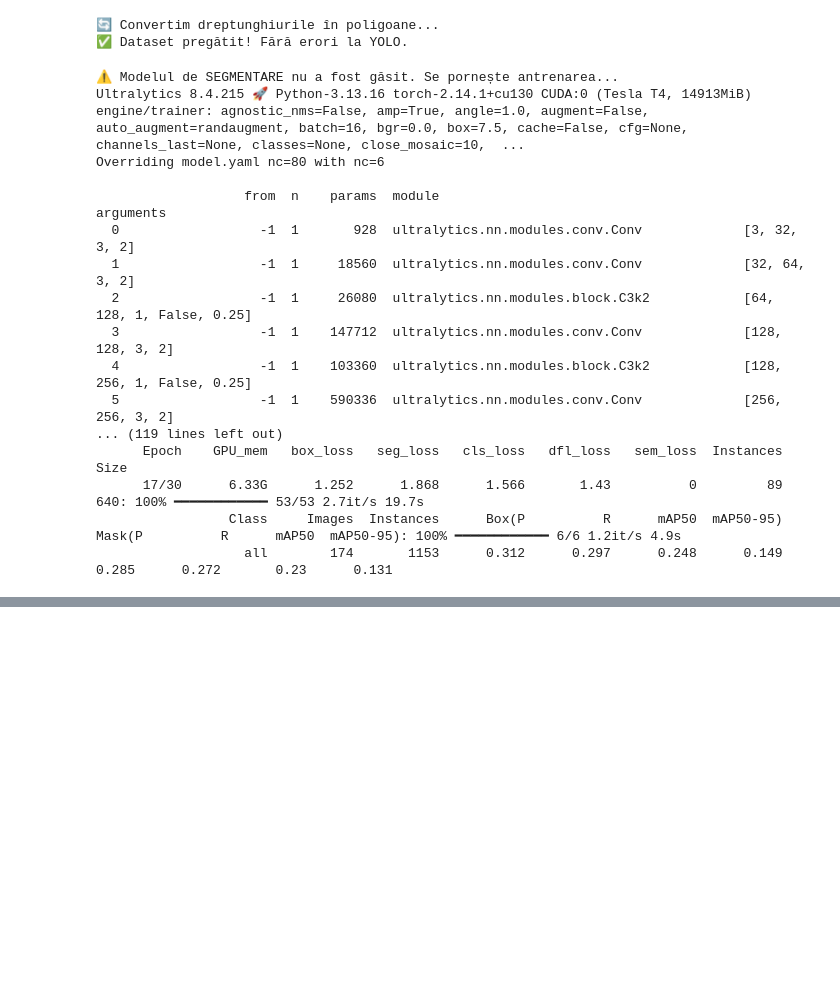
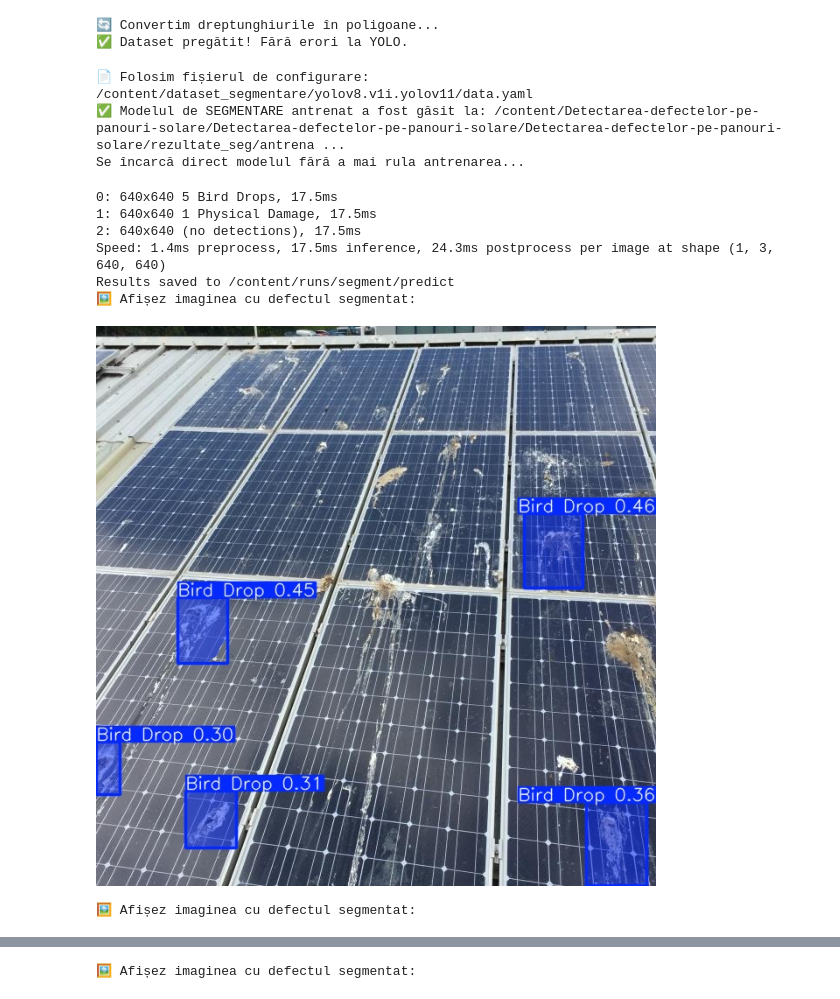
Before and after one commit to constantin-popa/Detectarea-defectelor-pe-panouri-solare, a Jupyter notebook: main.ipynb, the cells around one changed output, grey strips where cells are left out. Drawn from its saved outputs; the diff is of its cells as text; code cells hidden in the pictures; blank space fills up the shorter version.

Commit message:
Adaugare pipeline Clasificare + Segmentare -> Rezultat

```diff
--- a/main.ipynb
+++ b/main.ipynb
@@ -270,13 +300,19 @@ from ultralytics import YOLO
 from pathlib import Path
 
 model_seg_antrenat_acum = False
+cale_baza = Path("/content/dataset_segmentare/yolov8.v1i.yolov11")
+fisiere_yaml = list(cale_baza.rglob("*.yaml"))
+if not fisiere_yaml:
+    raise FileNotFoundError(f"Nu s-a găsit niciun fișier .yaml în {cale_baza}")
+
 cale_yaml = fisiere_yaml[0]
+print(f"📄 Folosim fișierul de configurare: {cale_yaml}")
 
 # Definim variabilele necesare ca să nu mai dea NameError
 cale_repo = Path("/content/Detectarea-defectelor-pe-panouri-solare")
 cale_salvare_git_seg = cale_repo / "rezultate_seg" / "antrenare_yolo_seg_v1"
-cale_model_git_seg = cale_salvare_git_seg / "weights" / "best.pt"
-
+#cale_model_git_seg = cale_salvare_git_seg / "weights" / "best.pt"
+cale_model_git_seg = Path("/content/Detectarea-defectelor-pe-panouri-solare/Detectarea-defectelor-pe-panouri-solare/Detectarea-defectelor-pe-panouri-solare/rezultate_seg/antrenare_yolo_seg_v1/weights/best.pt")
 # 2. Verificăm dacă ai antrenat deja modelul și îl ai pe Git
 if cale_model_git_seg.exists():
     print(f"✅ Modelul de SEGMENTARE antrenat a fost găsit la: {cale_model_git_seg}")
@@ -302,42 +338,37 @@ else:
     director_rezultate_seg = Path(rezultate_seg.save_dir)
     model_seg_antrenat_acum = True
 # %% [output]
-⚠️ Modelul de SEGMENTARE nu a fost găsit. Se pornește antrenarea...
-Ultralytics 8.4.215 🚀 Python-3.13.16 torch-2.14.1+cu130 CUDA:0 (Tesla T4, 14913MiB)
-engine/trainer: agnostic_nms=False, amp=True, angle=1.0, augment=False, auto_augment=randaugment, batch=16, bgr=0.0, box=7.5, cache=False, cfg=None, channels_last=None, classes=None, close_mosaic=10,  ...
-Overriding model.yaml nc=80 with nc=6
-
-                   from  n    params  module                                       arguments
-  0                  -1  1       928  ultralytics.nn.modules.conv.Conv             [3, 32, 3, 2]
-  1                  -1  1     18560  ultralytics.nn.modules.conv.Conv             [32, 64, 3, 2]
-  2                  -1  1     26080  ultralytics.nn.modules.block.C3k2            [64, 128, 1, False, 0.25]
-  3                  -1  1    147712  ultralytics.nn.modules.conv.Conv             [128, 128, 3, 2]
-  4                  -1  1    103360  ultralytics.nn.modules.block.C3k2            [128, 256, 1, False, 0.25]
-  5                  -1  1    590336  ultralytics.nn.modules.conv.Conv             [256, 256, 3, 2]
-... (119 lines left out)
-      Epoch    GPU_mem   box_loss   seg_loss   cls_loss   dfl_loss   sem_loss  Instances       Size
-      17/30      6.33G      1.252      1.868      1.566       1.43          0         89        640: 100% ━━━━━━━━━━━━ 53/53 2.7it/s 19.7s
-                 Class     Images  Instances      Box(P          R      mAP50  mAP50-95)     Mask(P          R      mAP50  mAP50-95): 100% ━━━━━━━━━━━━ 6/6 1.2it/s 4.9s
-                   all        174       1153      0.312      0.297      0.248      0.149      0.285      0.272       0.23      0.131
+📄 Folosim fișierul de configurare: /content/dataset_segmentare/yolov8.v1i.yolov11/data.yaml
+✅ Modelul de SEGMENTARE antrenat a fost găsit la: /content/Detectarea-defectelor-pe-panouri-solare/Detectarea-defectelor-pe-panouri-solare/Detectarea-defectelor-pe-panouri-solare/rezultate_seg/antrena ...
+Se încarcă direct modelul fără a mai rula antrenarea...
 # %%
 from IPython.display import Image, display
 
 from pathlib import Path
 
-best_seg_weights = director_rezultate_seg / 'weights' / 'best.pt'
+best_seg_weights = "/content/Detectarea-defectelor-pe-panouri-solare/Detectarea-defectelor-pe-panouri-solare/Detectarea-defectelor-pe-panouri-solare/rezultate_seg/antrenare_yolo_seg_v1/weights/best.pt"
 model_test = YOLO(str(best_seg_weights))
-
+director_date = Path("/content/dataset_segmentare/yolov8.v1i.yolov11")
 imagini_test = list(director_date.rglob("test/images/*.*"))[:3]
 
 if not imagini_test:
 
     imagini_test = list(director_date.rglob("valid/images/*.*"))[:3]
 
 predictii = model_test.predict(source=[str(p) for p in imagini_test], save=True, conf=0.3)
 cale_predictii = Path(predictii[0].save_dir)
 
 for img_rez in cale_predictii.glob("*.jpg"):
 
     print(f"🖼️ Afișez imaginea cu defectul segmentat:")
 
     display(Image(filename=str(img_rez), width=600))
+# %% [output]
+0: 640x640 5 Bird Drops, 17.5ms
+1: 640x640 1 Physical Damage, 17.5ms
+2: 640x640 (no detections), 17.5ms
+Speed: 1.4ms preprocess, 17.5ms inference, 24.3ms postprocess per image at shape (1, 3, 640, 640)
+Results saved to /content/runs/segment/predict
+🖼️ Afișez imaginea cu defectul segmentat:
+[figure, added]
+🖼️ Afișez imaginea cu defectul segmentat:
@@ -343,0 +376 @@ for img_rez in cale_predictii.glob("*.jpg"):
+🖼️ Afișez imaginea cu defectul segmentat:
```
Also changed, not shown: parts of 7 cells of this notebook.
